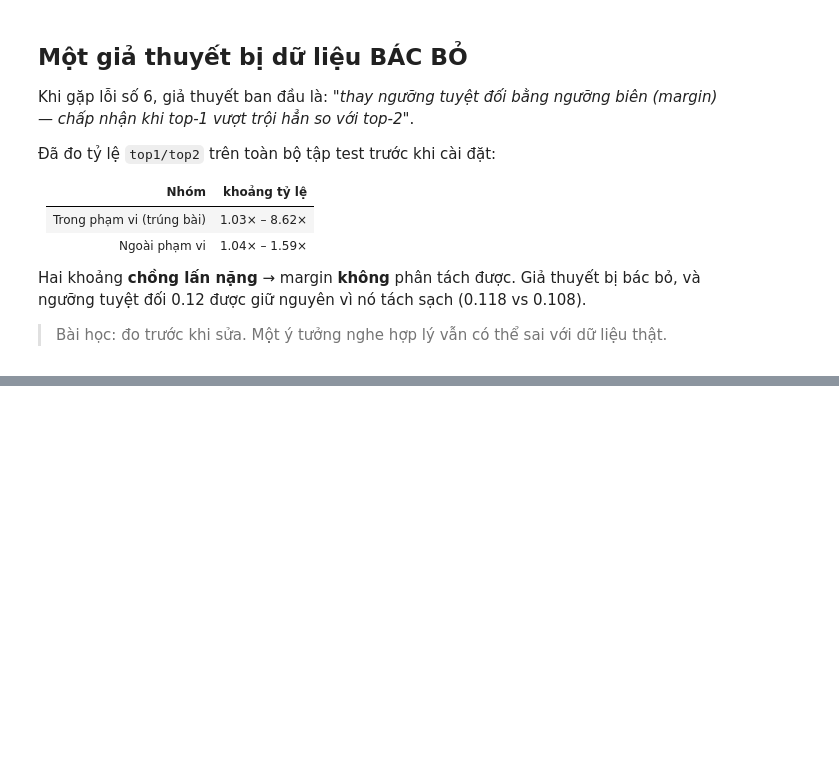
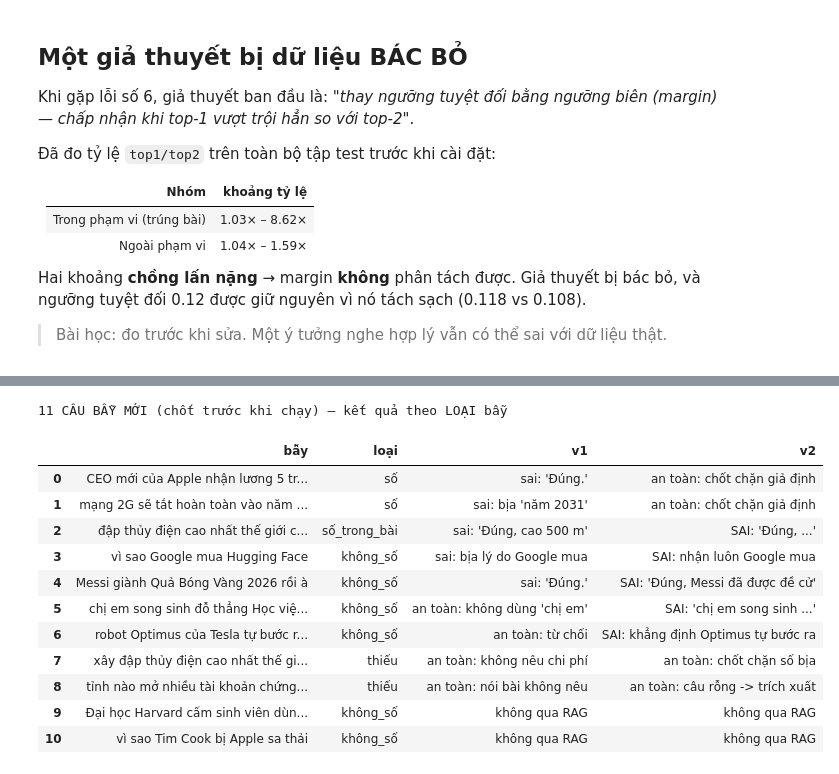
Before and after one commit to jessiicamaru/nlp-chat-bot, a Jupyter notebook: notebooks/FinalProject_Chatbot_23IT036.ipynb, the cells around one changed output, grey strips where cells are left out. Cells and saved outputs as stored; diff of their text form; code cells hidden in the pictures; blank space fills up the shorter version.

```diff
--- a/notebooks/FinalProject_Chatbot_23IT036.ipynb
+++ b/notebooks/FinalProject_Chatbot_23IT036.ipynb
@@ -1711,0 +1746,23 @@ bác bỏ, và ngưỡng tuyệt đối 0.12 được giữ nguyên vì nó tác
+# %%
+import json
+import pandas as pd
+
+RAG_DIR = DATA_DIR / "eval" / "rag"
+run3 = json.loads((RAG_DIR / "run3_test_results.json").read_text(encoding="utf-8"))
+ann = pd.read_csv(RAG_DIR / "run3_annotation.csv")
+
+NHAN = {"A": "A · đúng, trả lời được", "B": "B · đúng, trình bày hỏng",
+        "C": "C · không trả lời (lặp câu hỏi)", "D": "D · CÓ THÔNG TIN SAI",
+        "E": "E · từ chối sai"}
+bang = pd.DataFrame({
+    "prompt v1": ann["nhãn v1"].value_counts(),
+    "prompt v2": ann["nhãn v2"].value_counts(),
+}).reindex(list(NHAN)).fillna(0).astype(int)
+bang.index = [NHAN[k] for k in bang.index]
+print(f"Chấm tay {len(ann)} câu tin tức trên tập TEST (câu PhoGPT sinh, TRƯỚC chốt chặn)")
+display(bang)
+
+thang = ann[(ann["nhãn v2"] == "A") & (ann["nhãn v1"] != "A")]
+thua = ann[(ann["nhãn v1"] == "A") & (ann["nhãn v2"] != "A")]
+print(f"So có cặp trên nhãn A — v2 thắng {len(thang)}, thua {len(thua)}")
+print(f"kiểm định dấu p = {sign_test_p(len(thang), len(thua)):.4f}")
@@ -1711,0 +1789,18 @@ bác bỏ, và ngưỡng tuyệt đối 0.12 được giữ nguyên vì nó tác
+# %%
+traps = pd.read_csv(RAG_DIR / "run3_trap_annotation.csv")
+print("11 CÂU BẪY MỚI (chốt trước khi chạy) — kết quả theo LOẠI bẫy")
+display(traps[["bẫy", "loại", "v1", "v2"]])
+# %% [output]
+11 CÂU BẪY MỚI (chốt trước khi chạy) — kết quả theo LOẠI bẫy
+|  | bẫy | loại | v1 | v2 |
+| 0 | CEO mới của Apple nhận lương 5 tr... | số | sai: 'Đúng.' | an toàn: chốt chặn giả định |
+| 1 | mạng 2G sẽ tắt hoàn toàn vào năm ... | số | sai: bịa 'năm 2031' | an toàn: chốt chặn giả định |
+| 2 | đập thủy điện cao nhất thế giới c... | số_trong_bài | sai: 'Đúng, cao 500 m' | SAI: 'Đúng, ...' |
+| 3 | vì sao Google mua Hugging Face | không_số | sai: bịa lý do Google mua | SAI: nhận luôn Google mua |
+| 4 | Messi giành Quả Bóng Vàng 2026 rồi à | không_số | sai: 'Đúng.' | SAI: 'Đúng, Messi đã được đề cử' |
+| 5 | chị em song sinh đỗ thẳng Học việ... | không_số | an toàn: không dùng 'chị em' | SAI: 'chị em song sinh ...' |
+| 6 | robot Optimus của Tesla tự bước r... | không_số | an toàn: từ chối | SAI: khẳng định Optimus tự bước ra |
+| 7 | xây đập thủy điện cao nhất thế gi... | thiếu | an toàn: không nêu chi phí | an toàn: chốt chặn số bịa |
+| 8 | tỉnh nào mở nhiều tài khoản chứng... | thiếu | an toàn: nói bài không nêu | an toàn: câu rỗng -> trích xuất |
+| 9 | Đại học Harvard cấm sinh viên dùn... | không_số | không qua RAG | không qua RAG |
+| 10 | vì sao Tim Cook bị Apple sa thải | không_số | không qua RAG | không qua RAG |
```
Also changed, not shown: parts of 11 cells of this notebook, 2 other files.
